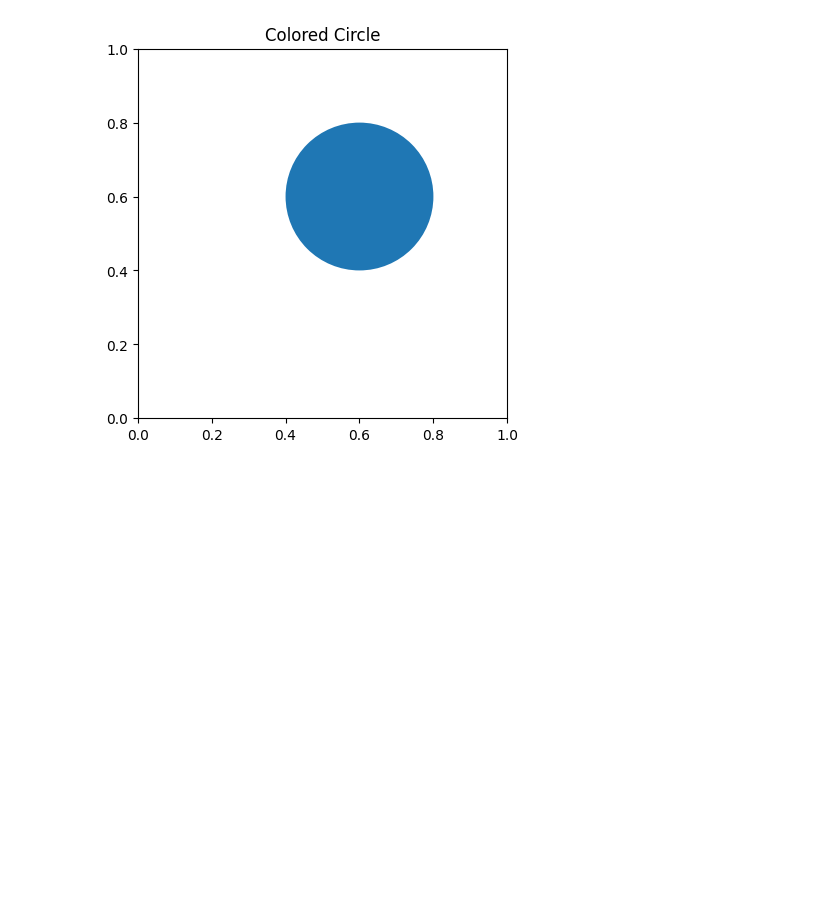
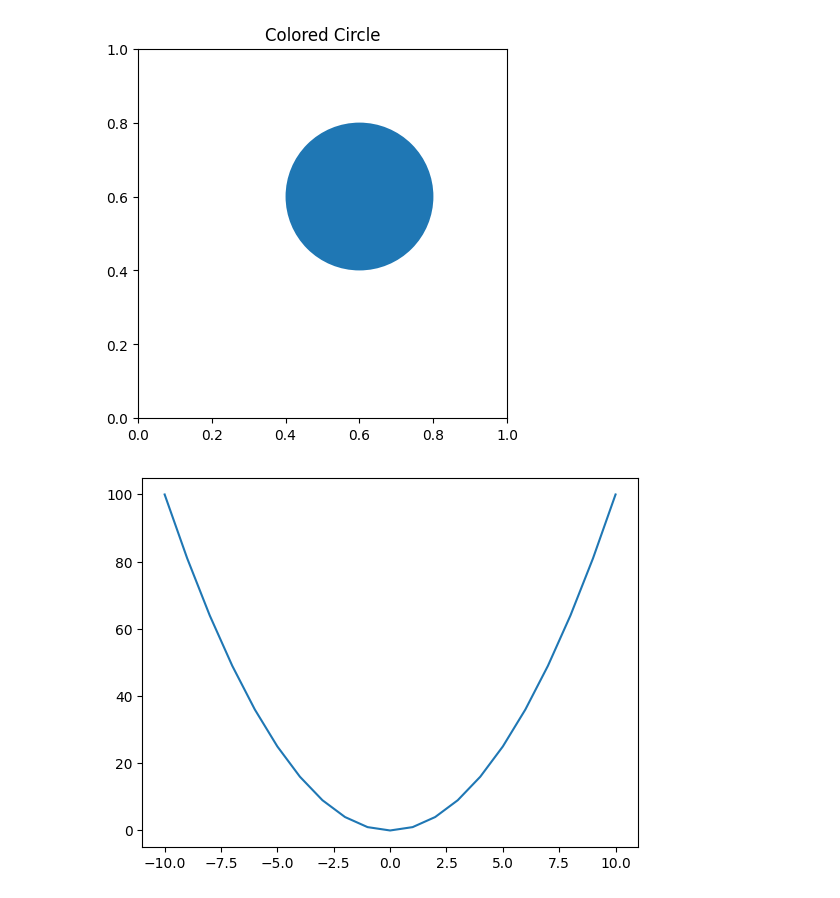
Before and after one commit to bestfood-lxj/jupyter-notes, a Jupyter notebook: something/circle.ipynb, the cells around one changed output. Drawn from its saved outputs; the diff is of its cells as text; code cells hidden in the pictures; blank space fills up the shorter version.

```diff
--- a/something/circle.ipynb
+++ b/something/circle.ipynb
@@ -14,5 +14,8 @@ plt.show()
 # %%
 import matplotlib.pyplot as plt
 xarr = [ -10,-9,-8,-7,-6,-5,-4,-3,-2,-1,0,1,2,3,4,5,6,7,8,9,10]
 yarr = [x**2 for x in xarr]
-plt.plot(xarr,yarr
+plt.plot(xarr,yarr)
+plt.show()
+# %% [output]
+[figure, added]
```
